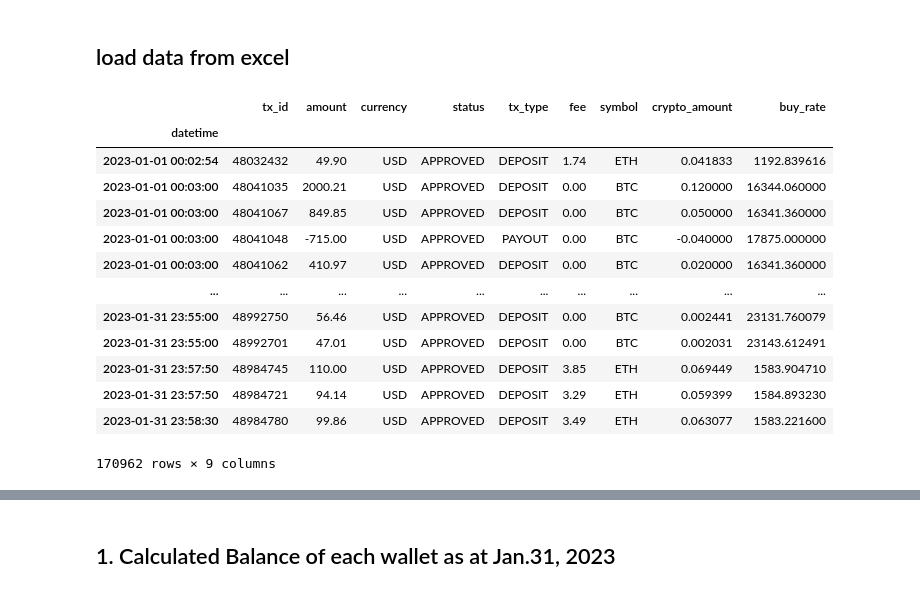
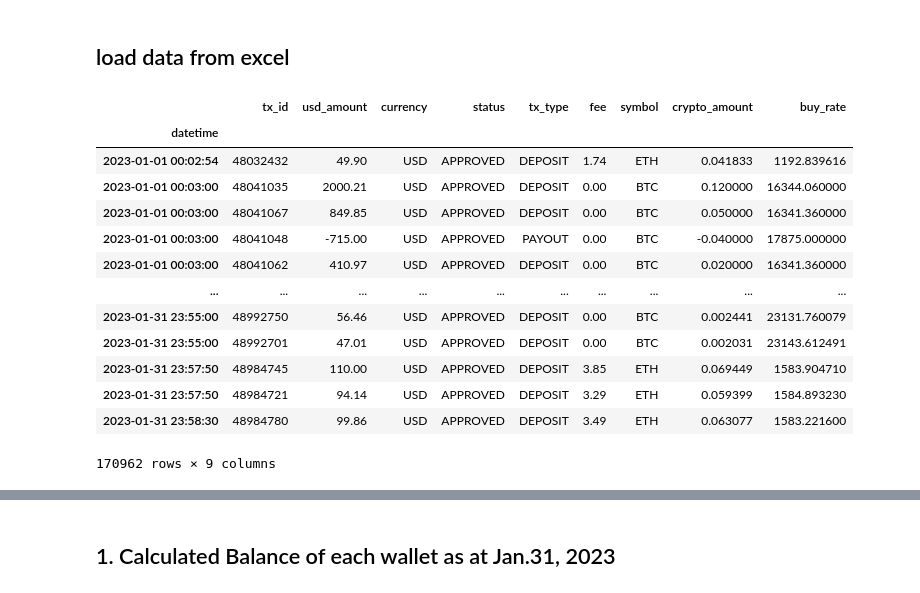
Before and after one commit to ferseguias/ft_interview_test, a Jupyter notebook: crypto_deposits.ipynb, the cells around one changed output, grey strips where cells are left out. Saved outputs shown, nothing was run; the diff lists cells and outputs as text; code cells hidden in the pictures.

Commit message:
crypto

```diff
--- a/crypto_deposits.ipynb
+++ b/crypto_deposits.ipynb
@@ -32,14 +33,14 @@ import pandas as pd
 # %%
 btc_deposits = pd.read_excel('excel_files/Crypto_Sample_BTC.xlsx')
 eth_deposits = pd.read_excel('excel_files/Crypto_Sample_ETH.xlsx')
 crypto_deposits = pd.concat([btc_deposits, eth_deposits])
-columns = ['tx_id', 'datetime', 'amount', 'currency', 'status', 'tx_type', 'fee', 'symbol', 'crypto_amount', 'buy_rate']
+columns = ['tx_id', 'datetime', 'usd_amount', 'currency', 'status', 'tx_type', 'fee', 'symbol', 'crypto_amount', 'buy_rate']
 crypto_deposits.columns = columns
 crypto_deposits = crypto_deposits.set_index('datetime').sort_values(by=['datetime'], ascending=True)
-crypto_deposits.loc[crypto_deposits['tx_type'] == 'PAYOUT', ['amount', 'crypto_amount']] *= -1
+crypto_deposits.loc[crypto_deposits['tx_type'] == 'PAYOUT', ['usd_amount', 'crypto_amount']] *= -1
 crypto_deposits
 # %% [output]
-|  | tx_id | amount | currency | status | tx_type | fee | symbol | crypto_amount | buy_rate |
+|  | tx_id | usd_amount | currency | status | tx_type | fee | symbol | crypto_amount | buy_rate |
 | datetime |  |  |  |  |  |  |  |  |  |
 | 2023-01-01 00:02:54 | 48032432 | 49.90 | USD | APPROVED | DEPOSIT | 1.74 | ETH | 0.041833 | 1192.839616 |
 | 2023-01-01 00:03:00 | 48041035 | 2000.21 | USD | APPROVED | DEPOSIT | 0.00 | BTC | 0.120000 | 16344.060000 |
```
Also changed, not shown: parts of 13 cells of this notebook.
